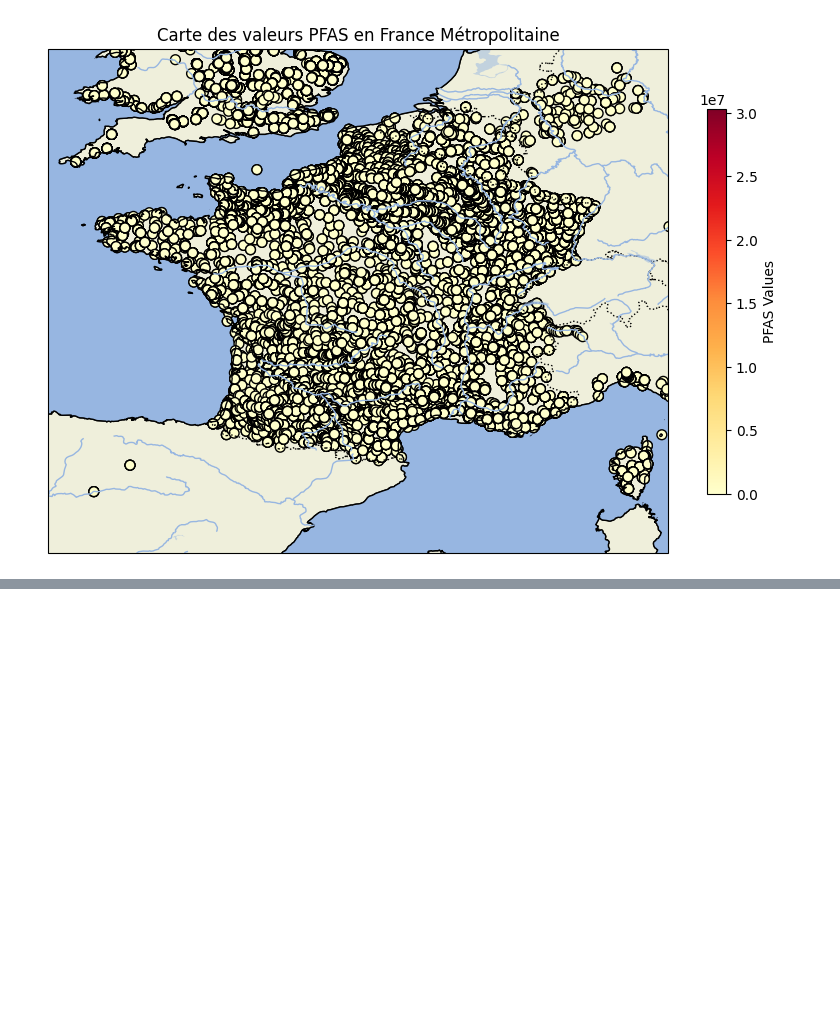
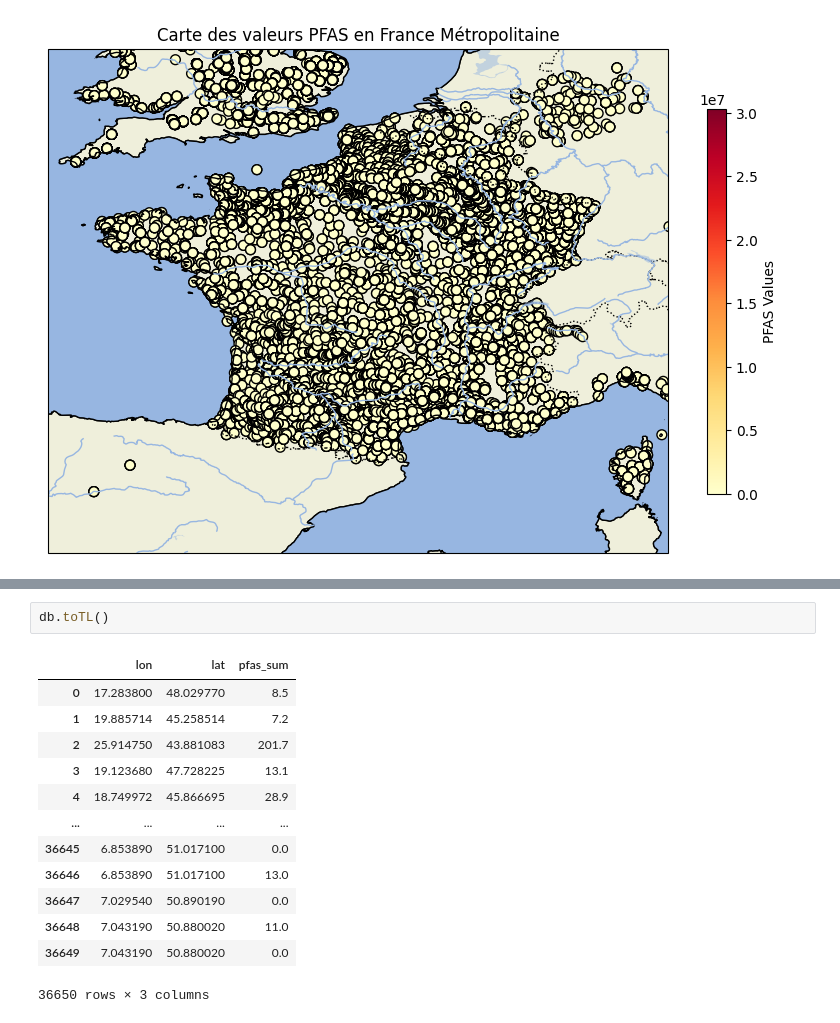
Before and after one commit to adwge99/Krigeage_PFAS, a Jupyter notebook: test.ipynb, the cells around one changed output, grey strips where cells are left out. Cells and saved outputs as stored; diff of their text form; blank space fills up the shorter version.

```diff
--- a/test.ipynb
+++ b/test.ipynb
@@ -190,0 +335,16 @@ plt.show()
+# %%
+db.toTL()
+# %% [output]
+|  | lon | lat | pfas_sum |
+| 0 | 17.283800 | 48.029770 | 8.5 |
+| 1 | 19.885714 | 45.258514 | 7.2 |
+| 2 | 25.914750 | 43.881083 | 201.7 |
+| 3 | 19.123680 | 47.728225 | 13.1 |
+| 4 | 18.749972 | 45.866695 | 28.9 |
+| ... | ... | ... | ... |
+| 36645 | 6.853890 | 51.017100 | 0.0 |
+| 36646 | 6.853890 | 51.017100 | 13.0 |
+| 36647 | 7.029540 | 50.890190 | 0.0 |
+| 36648 | 7.043190 | 50.880020 | 11.0 |
+| 36649 | 7.043190 | 50.880020 | 0.0 |
+36650 rows × 3 columns
```
Also changed, not shown: parts of 19 cells of this notebook.
